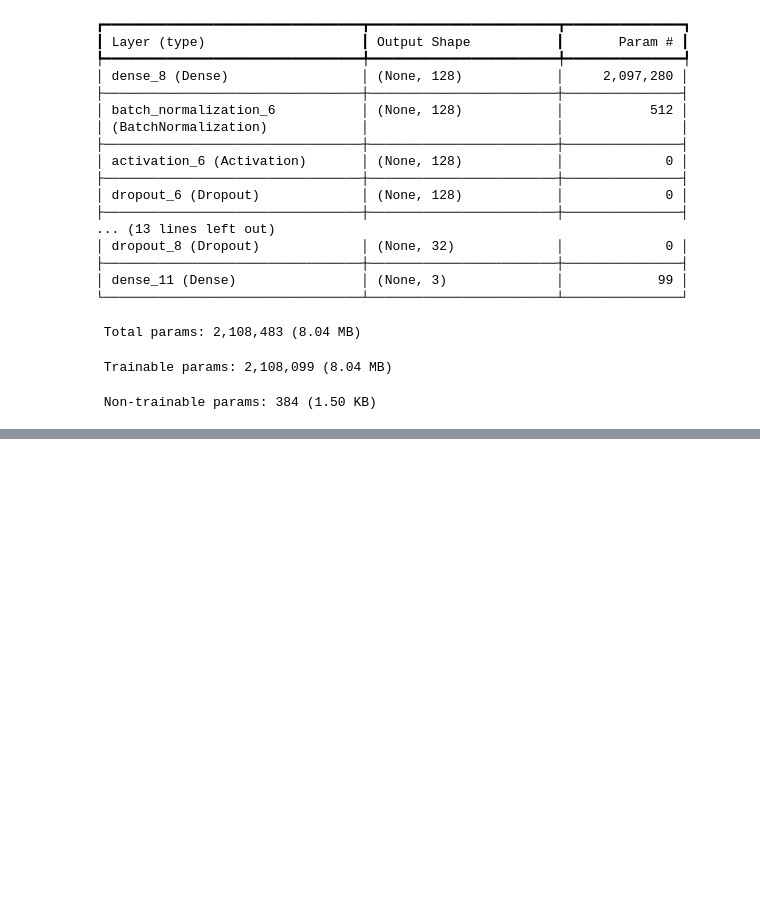
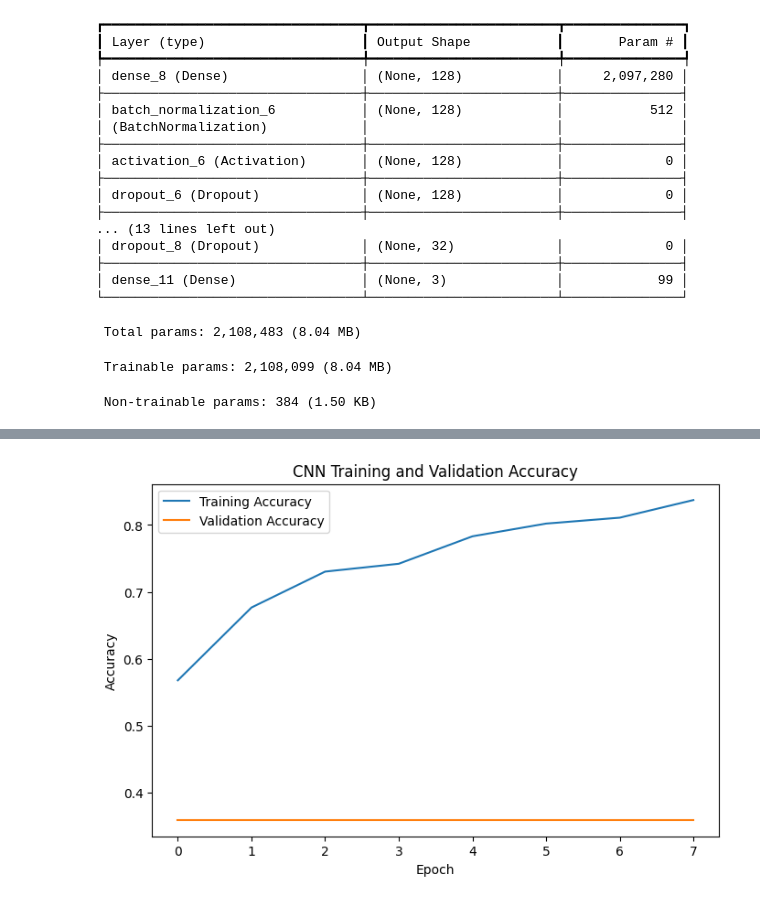
Before and after one commit to VanshitaRawat24/Brain_Tumor_Detection, a Jupyter notebook: notebooks/03_deep_learning_models.ipynb, the cells around one changed output, grey strips where cells are left out. Drawn from its saved outputs; the diff is of its cells as text; code cells hidden in the pictures; blank space fills up the shorter version.

Commit message:
"Implemented basic CNN architecture and training pipeline"

```diff
--- a/notebooks/03_deep_learning_models.ipynb
+++ b/notebooks/03_deep_learning_models.ipynb
@@ -1329,0 +1844,22 @@ Macro F1        : 0.8040
+# %%
+# ============================================================
+# CNN TRAINING
+# ============================================================
+
+history_cnn = cnn_model.fit(
+    X_train_cnn,
+    y_train_cnn,
+    validation_data=(
+        X_val_cnn,
+        y_val_cnn
+    ),
+    epochs=50,
+    batch_size=32,
+    class_weight=cnn_class_weights,
+    callbacks=[
+        early_stopping_cnn,
+        reduce_lr_cnn,
+        checkpoint_cnn
+    ],
+    verbose=1
+)
@@ -1329,0 +1884,22 @@ Macro F1        : 0.8040
+# %%
+import matplotlib.pyplot as plt
+
+plt.figure(figsize=(8, 5))
+
+plt.plot(
+    history_cnn.history["accuracy"],
+    label="Training Accuracy"
+)
+
+plt.plot(
+    history_cnn.history["val_accuracy"],
+    label="Validation Accuracy"
+)
+
+plt.xlabel("Epoch")
+plt.ylabel("Accuracy")
+plt.title("CNN Training and Validation Accuracy")
+plt.legend()
+plt.show()
+# %% [output]
+[figure, added]
```
Also changed, not shown: parts of 71 cells of this notebook, 12 other files.
